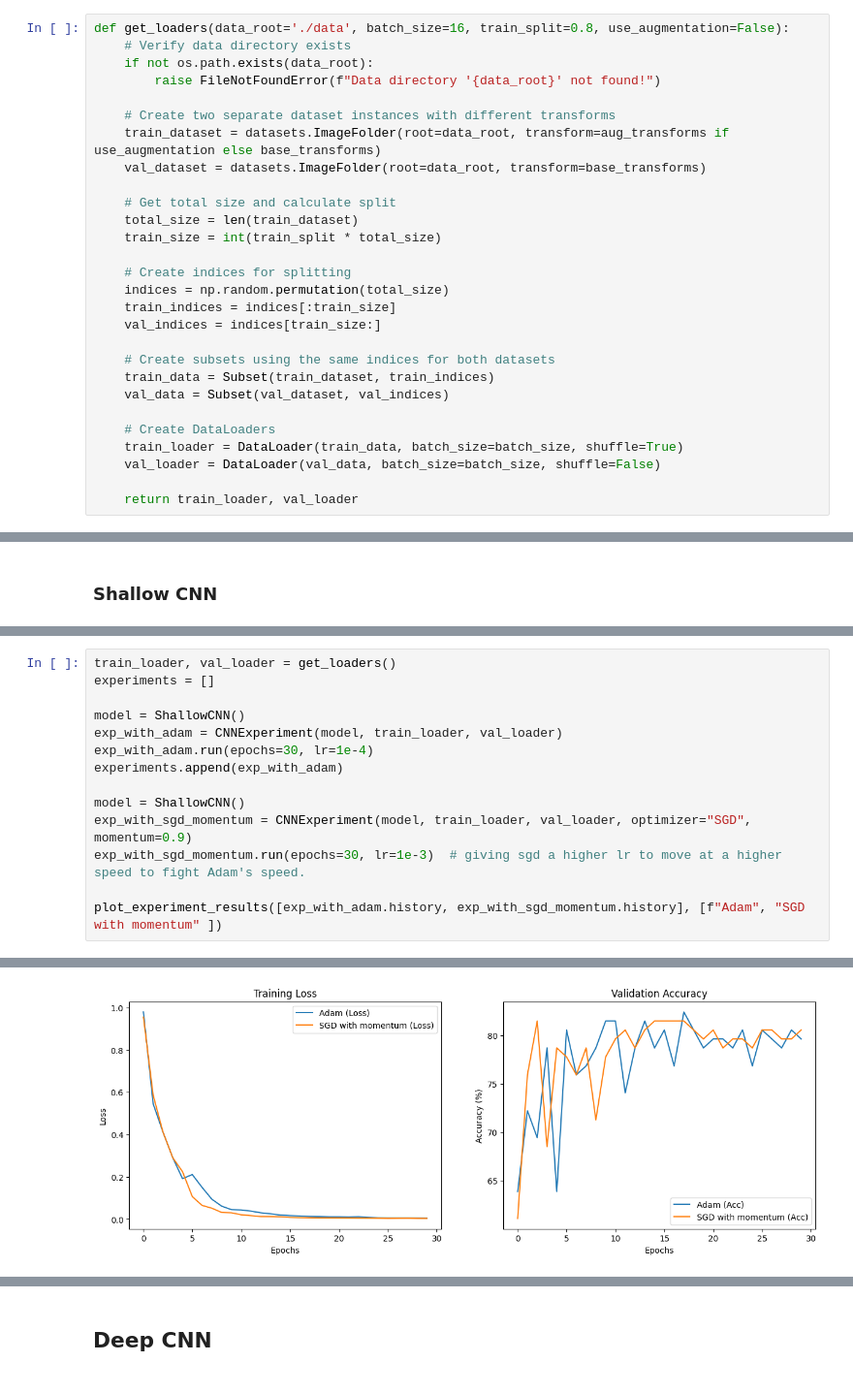
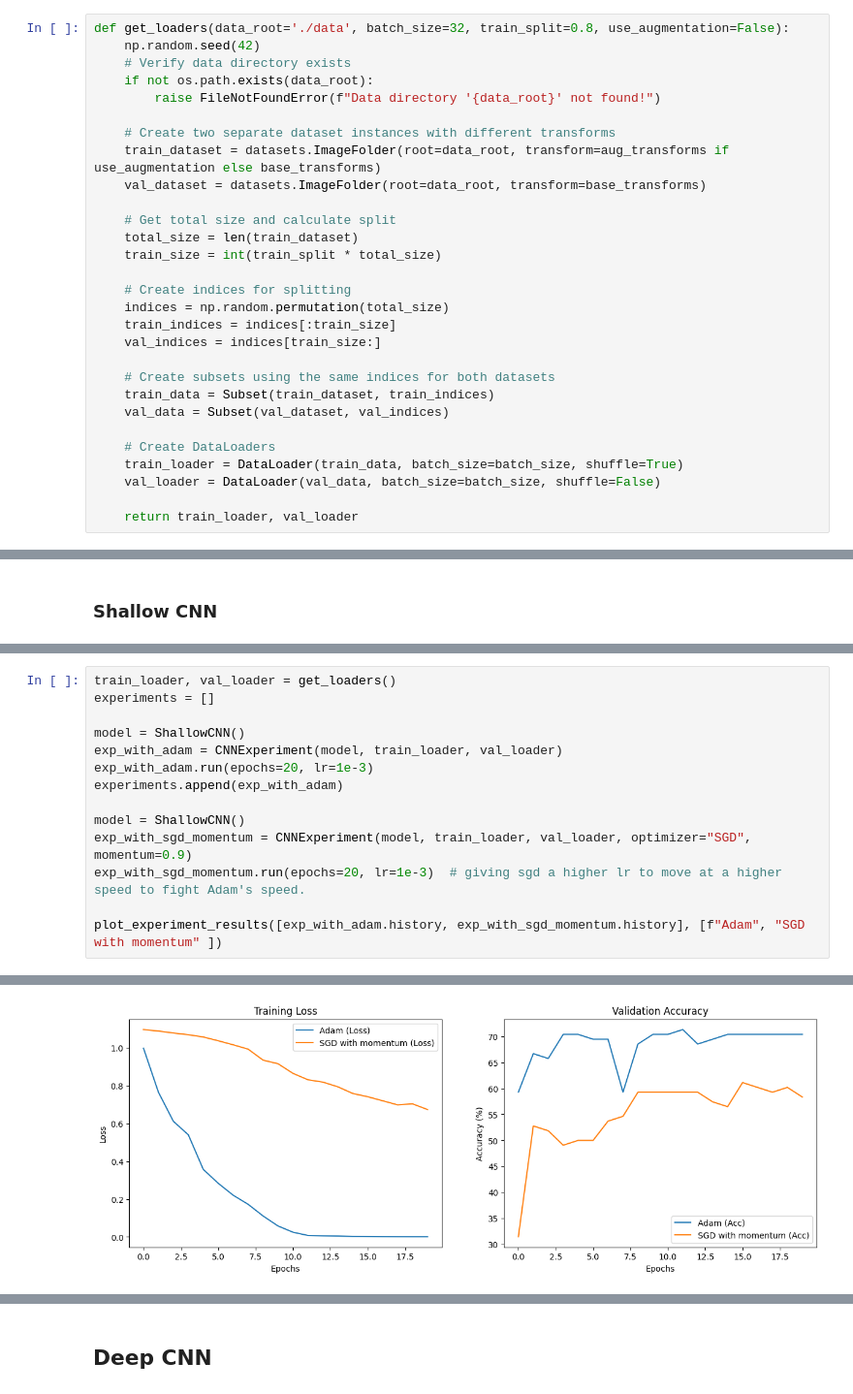
Before and after one commit to shaytoledo/fainting_image_classifier, a Jupyter notebook: final_project_pytorch/main.ipynb, the cells around one changed output, grey strips where cells are left out. Shown at 97% size. Drawn from its saved outputs; the diff is of its cells as text.

```diff
--- a/final_project_pytorch/main.ipynb
+++ b/final_project_pytorch/main.ipynb
@@ -203,7 +204,8 @@ aug_transforms = transforms.Compose([
     transforms.Normalize([0.5, 0.5, 0.5], [0.5, 0.5, 0.5])
 ])
 # %%
-def get_loaders(data_root='./data', batch_size=16, train_split=0.8, use_augmentation=False):
+def get_loaders(data_root='./data', batch_size=32, train_split=0.8, use_augmentation=False):
+    np.random.seed(42)
     # Verify data directory exists
     if not os.path.exists(data_root):
         raise FileNotFoundError(f"Data directory '{data_root}' not found!")
@@ -419,12 +425,12 @@ experiments = []
 
 model = ShallowCNN()
 exp_with_adam = CNNExperiment(model, train_loader, val_loader)
-exp_with_adam.run(epochs=30, lr=1e-4)
+exp_with_adam.run(epochs=20, lr=1e-3)
 experiments.append(exp_with_adam)
 
 model = ShallowCNN()
 exp_with_sgd_momentum = CNNExperiment(model, train_loader, val_loader, optimizer="SGD", momentum=0.9)
-exp_with_sgd_momentum.run(epochs=30, lr=1e-3)  # giving sgd a higher lr to move at a higher speed to fight Adam's speed.
+exp_with_sgd_momentum.run(epochs=20, lr=1e-3)  # giving sgd a higher lr to move at a higher speed to fight Adam's speed.
 
 plot_experiment_results([exp_with_adam.history, exp_with_sgd_momentum.history], [f"Adam", "SGD with momentum" ])
 # %% [output]
@@ -448 +454 @@ Epoch 30/30 - Loss: 0.0033, Val Acc: 80.56%
-[figure, old version]
+[figure, new version]
```
Also changed, not shown: parts of 47 cells of this notebook.
